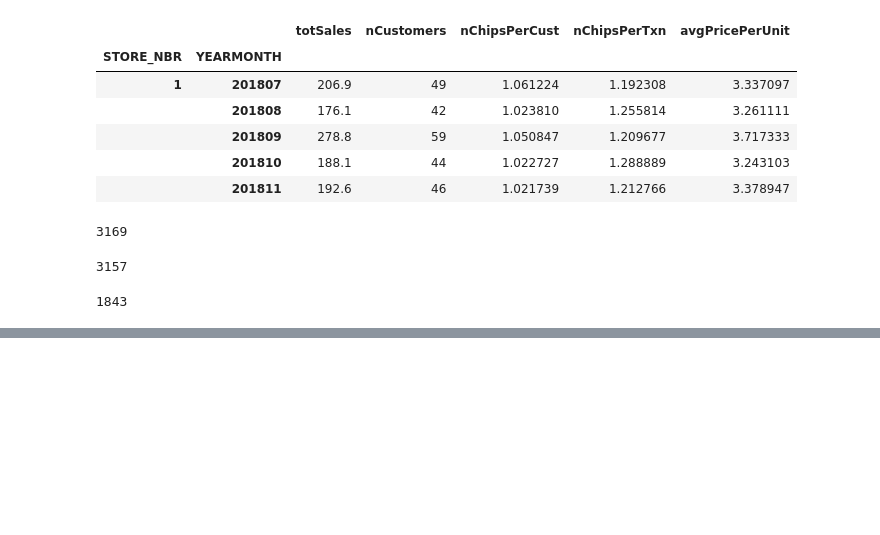
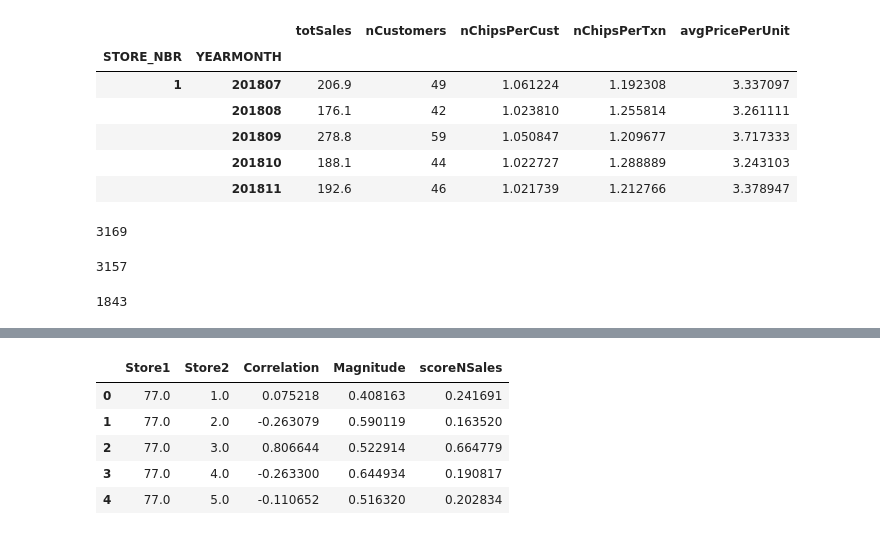
Before and after one commit to Johnson-a-hash/quantium-virtual-program, a Jupyter notebook: Quantium Module 2.ipynb, the cells around one changed output, grey strips where cells are left out. Cells and saved outputs as stored; diff of their text form; code cells hidden in the pictures; blank space fills up the shorter version.

```diff
--- a/Quantium Module 2.ipynb
+++ b/Quantium Module 2.ipynb
@@ -311,0 +329,26 @@ trial_store
+# %%
+# Create another function which calculates a standardised magnitude difference
+
+def calculateMagnitudeDistance(inputTable, metric, trial_store):
+    output = pd.DataFrame({'Store1': [], 'Store2': [], 'Magnitude' : []})
+    a = inputTable.loc[inputTable['STORE_NBR'] == trial_store, metric]
+    a.reset_index(drop = True, inplace = True)
+    storeNumbers = inputTable['STORE_NBR'].unique()
+    for i in storeNumbers:
+        b = inputTable.loc[inputTable['STORE_NBR'] == i, metric]
+        b.reset_index(drop = True, inplace = True)
+        c = abs(a-b)
+        d = np.mean(1-(c-min(c))/(max(c)-min(c)))
+        output = output.append({'Store1': trial_store, 'Store2': i, 'Magnitude': d}, ignore_index = True)
+    return output
+# %%
+# Now let's use those two functions to find the control store
+
+# Compute correlation with trial store 77
+trial_store = 77
+corr_nSales = calculateCorrelation(preTrialMeasures, 'totSales', trial_store)
+corr_nCustomers = calculateCorrelation(preTrialMeasures, 'nCustomers', trial_store)
+
+# Compute magnitude with trial store 77
+magnitude_nSales = calculateMagnitudeDistance(preTrialMeasures, 'totSales', trial_store)
+magnitude_nCustomers = calculateMagnitudeDistance(preTrialMeasures, 'nCustomers', trial_store)
@@ -311,0 +375,17 @@ trial_store
+# %%
+# Concatenate the scores together for 'nSales'
+
+score_nSales = pd.concat([corr_nSales, magnitude_nSales['Magnitude']], axis = 1)
+# %%
+# Add an additional column which calculates the weighted average
+
+corr_weight = 0.5
+score_nSales['scoreNSales'] = corr_weight * score_nSales['Correlation'] + (1 - corr_weight) * score_nSales['Magnitude']
+score_nSales.head()
+# %% [output]
+|  | Store1 | Store2 | Correlation | Magnitude | scoreNSales |
+| 0 | 77.0 | 1.0 | 0.075218 | 0.408163 | 0.241691 |
+| 1 | 77.0 | 2.0 | -0.263079 | 0.590119 | 0.163520 |
+| 2 | 77.0 | 3.0 | 0.806644 | 0.522914 | 0.664779 |
+| 3 | 77.0 | 4.0 | -0.263300 | 0.644934 | 0.190817 |
+| 4 | 77.0 | 5.0 | -0.110652 | 0.516320 | 0.202834 |
```
Also changed, not shown: parts of 11 cells of this notebook.
